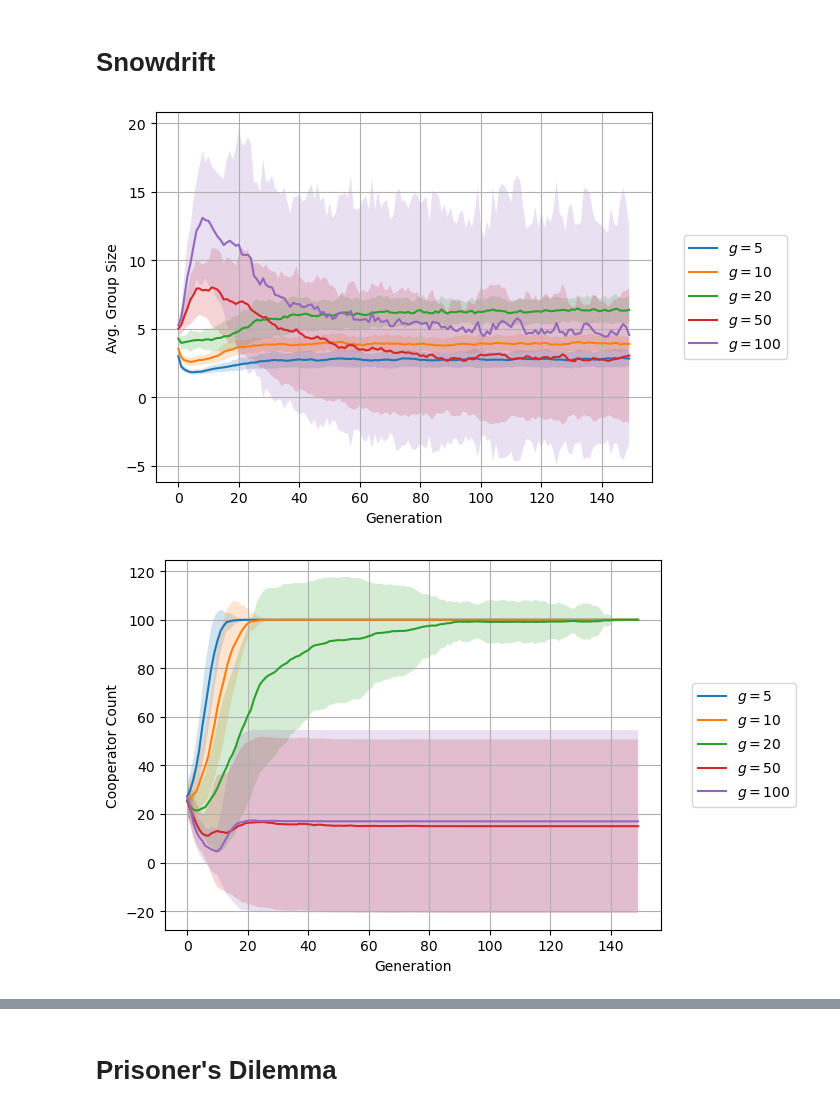
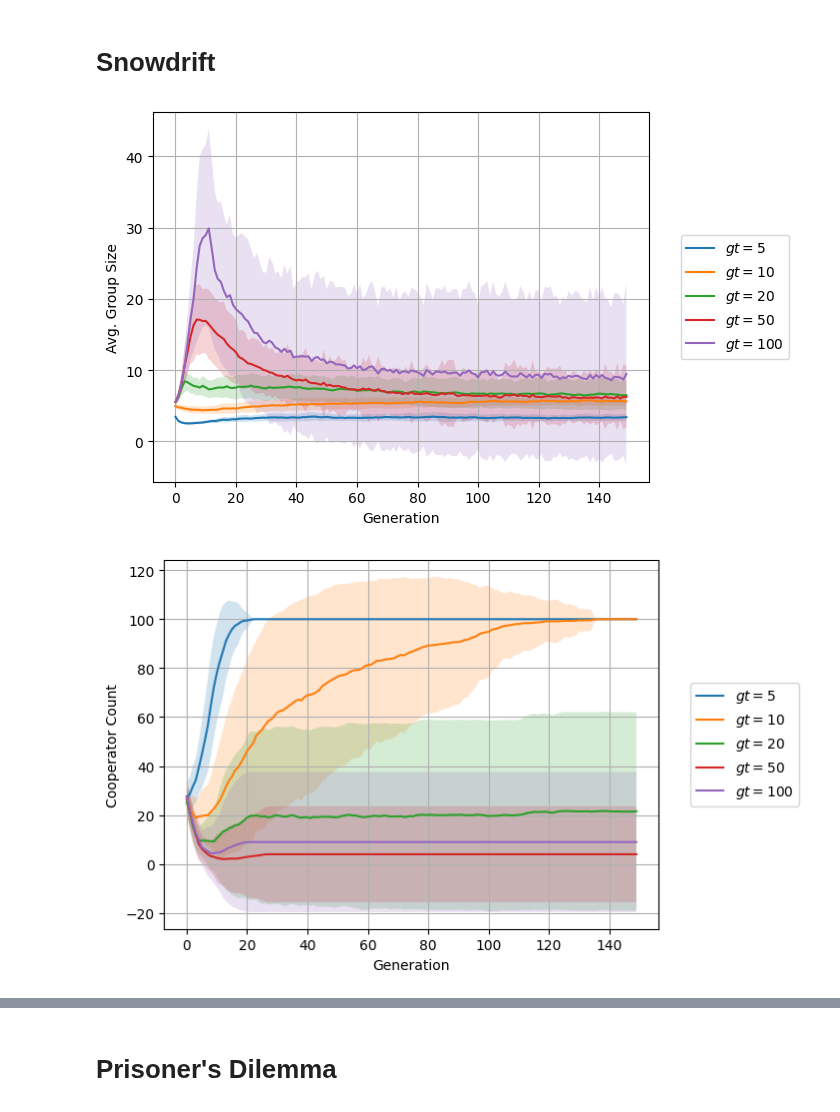
Before and after one commit to wbp1702/prisoners_dilemma, a Jupyter notebook: refactor/varying_split_threshold.ipynb, the cells around one changed output, grey strips where cells are left out. Drawn from its saved outputs; the diff is of its cells as text; code cells hidden in the pictures.

```diff
--- a/refactor/varying_split_threshold.ipynb
+++ b/refactor/varying_split_threshold.ipynb
@@ -13,15 +13,15 @@ num_simulations = 100
 cost_benefit_ratio = 0.3
 cooperation_threshold = int(1)
 group_split_method = 'empty'
-group_split_probabilistic = True
+group_split_probabilistic = False
 
 group_split_sizes = [5, 10, 20, 50, 100]
 
 sd_args = [[population, num_groups, num_generations, cost_benefit_ratio, cooperation_threshold, gss,
          group_split_method, group_split_probabilistic, 'snowdrift'] for gss in group_split_sizes]
-pd_args = [[population, num_groups, num_generations, cost_benefit_ratio, cooperation_threshold, gss,
-         group_split_method, group_split_probabilistic, 'prisoners dilemma'] for gss in group_split_sizes]
-args = sd_args + pd_args
+# pd_args = [[population, num_groups, num_generations, cost_benefit_ratio, cooperation_threshold, gss,
+#          group_split_method, group_split_probabilistic, 'prisoners dilemma'] for gss in group_split_sizes]
+args = sd_args #+ pd_args
 
 with Pool() as pool:
     all_results = pool.starmap(games.group_split_game_many, [[num_simulations] + arg for arg in args])
@@ -92,39 +92,39 @@ sns.violinplot(x=group_split_sizes, y=sd_mean_cooperation_final)
 
 # plt.title(f'Group Split w/ Snowdrift Game\nVarying Cost/Benefit Ratio')
 for i in range(len(group_split_sizes)):
-    plt.plot(mean_population_per_gen[i], label=f'$g={group_split_sizes[i]}$')
+    plt.plot(mean_population_per_gen[i], label=f'$gt={group_split_sizes[i]}$')
     plt.fill_between(np.arange(num_generations), mean_population_per_gen[i] - std_population_per_gen[i],
                      mean_population_per_gen[i] + std_population_per_gen[i], alpha=0.2)
 plt.legend(loc='center left', bbox_to_anchor=(1.05, 0.5))
 plt.ylabel('Avg. Group Size')
 plt.xlabel('Generation')
 plt.grid()
-plt.savefig("..\\figures\\var_split_threshold_prob_y_avg_group_size_sd.png", bbox_inches='tight', transparent=True)
+plt.savefig("..\\figures\\var_split_threshold_y_avg_group_size_sd.png", bbox_inches='tight', transparent=True)
 plt.show()
 
 # plt.title(f'Group Split w/ Snowdrift Game\nVarying Cost/Benefit Ratio')
 for i in range(len(group_split_sizes)):
-    plt.plot(mean_cooperation_per_gen[i], label=f'$g={group_split_sizes[i]}$')
+    plt.plot(mean_cooperation_per_gen[i], label=f'$gt={group_split_sizes[i]}$')
     plt.fill_between(np.arange(num_generations), mean_cooperation_per_gen[i] - std_cooperation_per_gen[i],
                      mean_cooperation_per_gen[i] + std_cooperation_per_gen[i], alpha=0.2)
 plt.legend(loc='center left', bbox_to_anchor=(1.05, 0.5))
 plt.ylabel('Cooperator Count')
 plt.xlabel('Generation')
 plt.grid()
-plt.savefig("..\\figures\\var_split_threshold_prob_y_cooperation_sd.png", bbox_inches='tight', transparent=True)
+plt.savefig("..\\figures\\var_split_threshold_y_cooperation_sd.png", bbox_inches='tight', transparent=True)
 plt.show()
 
 # plt.title(f'Group Split w/ Snowdrift Game\nVarying Cost/Benefit Ratio')
 for i in range(len(group_split_sizes)):
-    plt.plot(mean_total_reward_per_gen[i], label=f'$g={group_split_sizes[i]}$')
+    plt.plot(mean_total_reward_per_gen[i], label=f'$gt={group_split_sizes[i]}$')
     plt.fill_between(np.arange(num_generations), mean_total_reward_per_gen[i] - std_total_reward_per_gen[i],
                      mean_total_reward_per_gen[i] + std_total_reward_per_gen[i], alpha=0.2)
 plt.legend(loc='center left', bbox_to_anchor=(1.05, 0.5))
 plt.ylabel('Total Reward')
 plt.xlabel('Generation')
 plt.grid()
-plt.savefig("..\\figures\\var_split_threshold_prob_y_total_reward_sd.png", bbox_inches='tight', transparent=True)
+plt.savefig("..\\figures\\var_split_threshold_y_total_reward_sd.png", bbox_inches='tight', transparent=True)
 plt.show()
 # %% [output]
-[figure, old version]
+[figure, new version]
-[figure, old version]
+[figure, new version]
```
Also changed, not shown: parts of 1 cell of this notebook, 39 other files.
